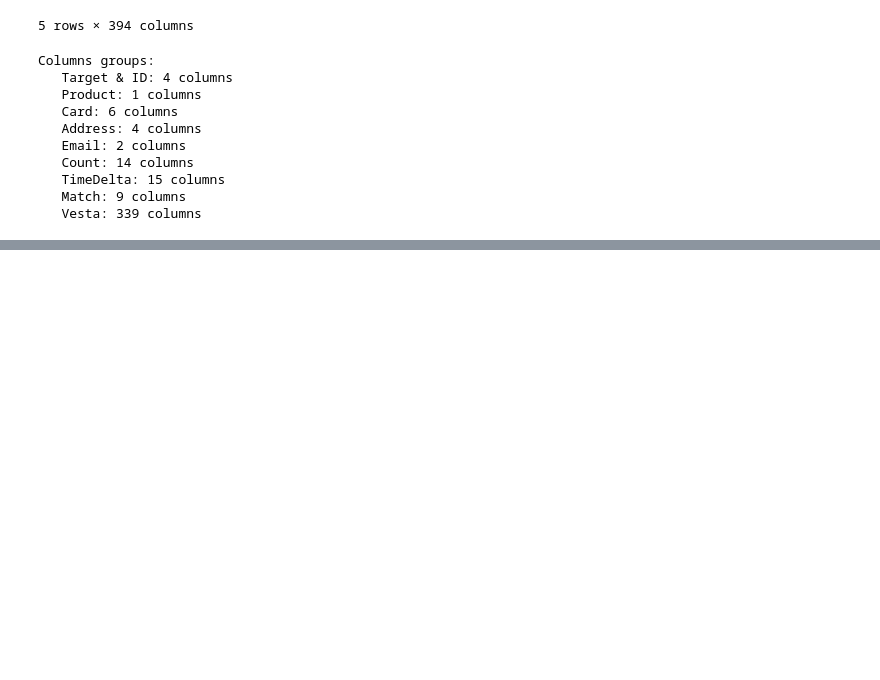
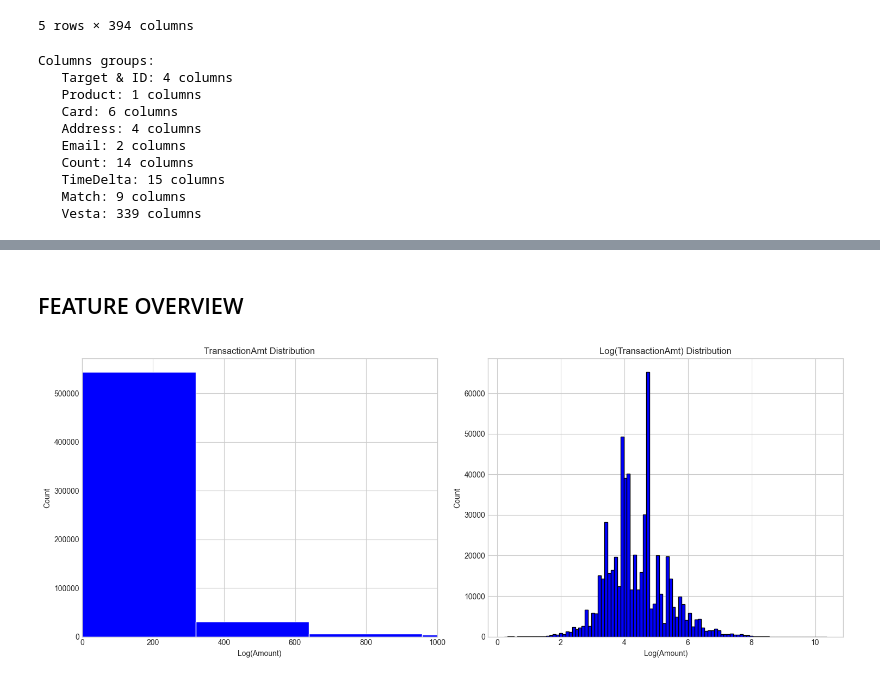
Before and after one commit to maxvyquincy9393/ieee-fraud-detection, a Jupyter notebook: notebook/01_data_loading.ipynb, the cells around one changed output, grey strips where cells are left out. Drawn from its saved outputs; the diff is of its cells as text; code cells hidden in the pictures; blank space fills up the shorter version.

```diff
--- a/notebook/01_data_loading.ipynb
+++ b/notebook/01_data_loading.ipynb
@@ -186,0 +239,11 @@ Fraud (1) 20,663 (96.50%)
+# %%
+# merge data
+train = pd.merge(
+    train_trans,
+    train_ident,
+    on='TransactionID',
+    how='left'
+)
+
+print(f'Merge Data : {train.shape[0]:,} rows x {train.shape[1]:,} columns')
+print(f"Memoey : {get_memory(train):.1f} MB")
@@ -186,0 +312,26 @@ Fraud (1) 20,663 (96.50%)
+# %% [markdown]
+## FEATURE OVERVIEW
+# %%
+# TRANSACTION AMOUNT
+train['TransactionAmt'].describe().round(2)
+
+# visualize
+fig, axes = plt.subplots(1, 2,figsize=(15,6))
+
+# original distribution
+axes[0].hist(train['TransactionAmt'], bins=100, color='blue', edgecolor ='white')
+axes[0].set_title('TransactionAmt Distribution')
+axes[0].set_xlabel('Log(Amount)')
+axes[0].set_ylabel('Count')
+axes[0].set_xlim(0,1000)
+
+# log distribution
+axes[1].hist(np.log1p(train['TransactionAmt']), bins=100, color='blue', edgecolor='black')
+axes[1].set_title('Log(TransactionAmt) Distribution')
+axes[1].set_xlabel('Log(Amount)')
+axes[1].set_ylabel('Count')
+
+plt.tight_layout()
+plt.show()
+# %% [output]
+[figure, added]
```
Also changed, not shown: parts of 11 cells of this notebook.
